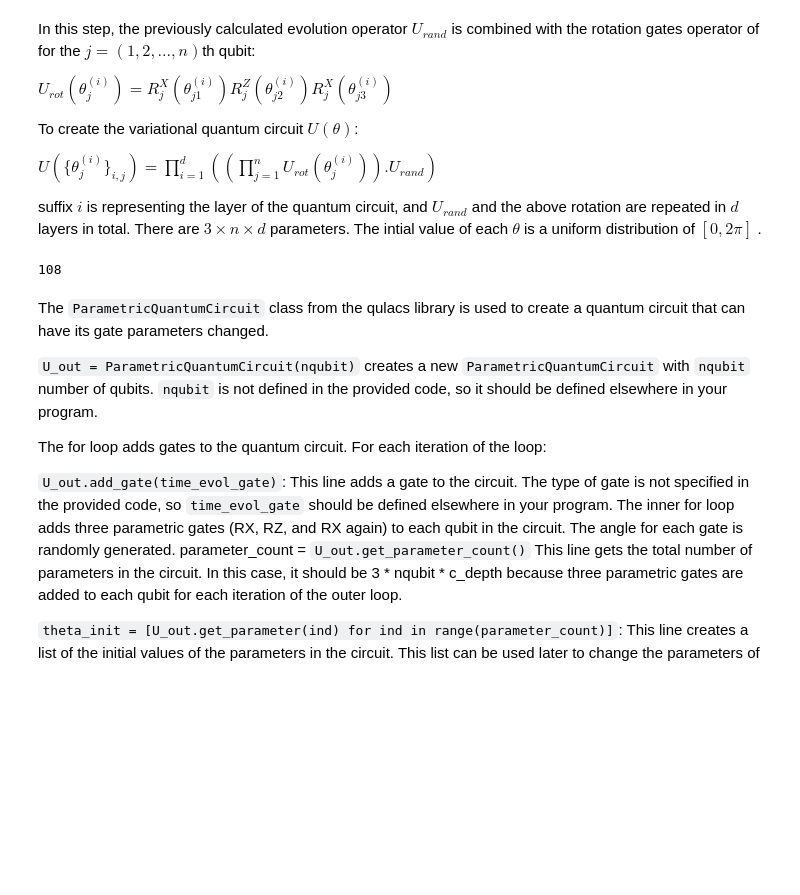
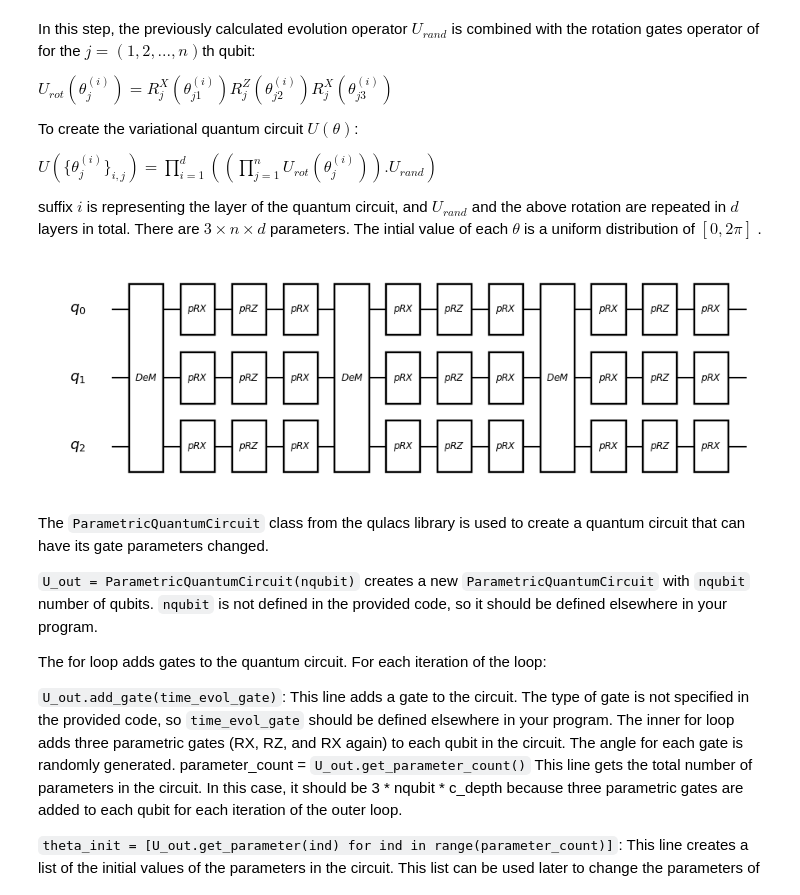
Before and after one commit to sofips/qcl, a Jupyter notebook: qcl_tutorial.ipynb, the cells around one changed output. Drawn from its saved outputs; the diff is of its cells as text; code cells hidden in the pictures; blank space fills up the shorter version.

````diff
--- a/qcl_tutorial.ipynb
+++ b/qcl_tutorial.ipynb
@@ -190,25 +175,24 @@ The intial value of each $\theta$ is a uniform distribution of $\left[ 0,2 \pi \
 # %%
 from qulacs import ParametricQuantumCircuit
 
 # Assemble output gate U_out & set initial parameter values
 U_out = ParametricQuantumCircuit(nqubit)
 for d in range(c_depth):
     U_out.add_gate(time_evol_gate)
     for i in range(nqubit):
         angle = 2.0 * np.pi * np.random.rand()
         U_out.add_parametric_RX_gate(i,angle)
         angle = 2.0 * np.pi * np.random.rand()
         U_out.add_parametric_RZ_gate(i,angle)
         angle = 2.0 * np.pi * np.random.rand()
         U_out.add_parametric_RX_gate(i,angle)
 
 # Get the list of initial values of the parameter theta
 parameter_count = U_out.get_parameter_count()
 theta_init = [U_out.get_parameter(ind) for ind in range(parameter_count)]
-
-print(len(theta_init))
+circuit_drawer(U_out,'mpl')
 # %% [output]
-108
+[figure, added]
 # %% [markdown]
 The ```ParametricQuantumCircuit``` class from the qulacs library is used to create a quantum circuit that can have its gate parameters changed.
 
````
Also changed, not shown: parts of 10 cells of this notebook.
